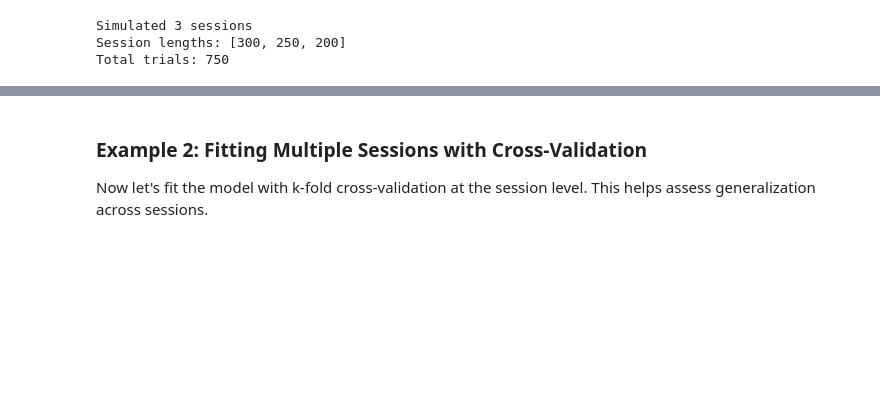
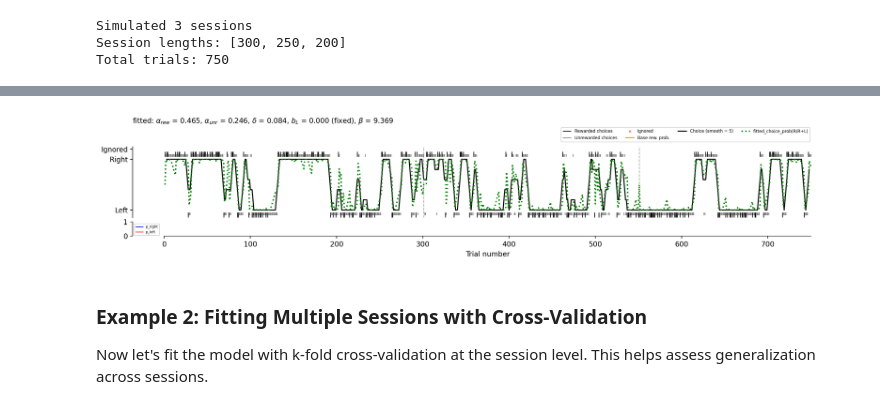
Before and after one commit to AllenNeuralDynamics/aind-dynamic-foraging-models, a Jupyter notebook: notebook/demo_RL_agents.ipynb, the cells around one changed output, grey strips where cells are left out. Drawn from its saved outputs; the diff is of its cells as text; code cells hidden in the pictures; blank space fills up the shorter version.

```diff
--- a/notebook/demo_RL_agents.ipynb
+++ b/notebook/demo_RL_agents.ipynb
@@ -310,3 +323,4 @@ print(f"Prediction accuracy: {fitting_result.prediction_accuracy:.4f}")
 # %%
 # Plot the multi-session fitting results
-fig_fitting, axes = forager.plot_fitted_session(if_plot_latent=False)
+fig_fitting, axes = forager.plot_fitted_session(if_plot_latent=True)
+# %% [output]
@@ -313,3 +328,4 @@ fig_fitting, axes = forager.plot_fitted_session(if_plot_latent=False)
+[figure, added]
 # %% [markdown]
 ### Example 2: Fitting Multiple Sessions with Cross-Validation
 
```
Also changed, not shown: parts of 9 cells of this notebook.
